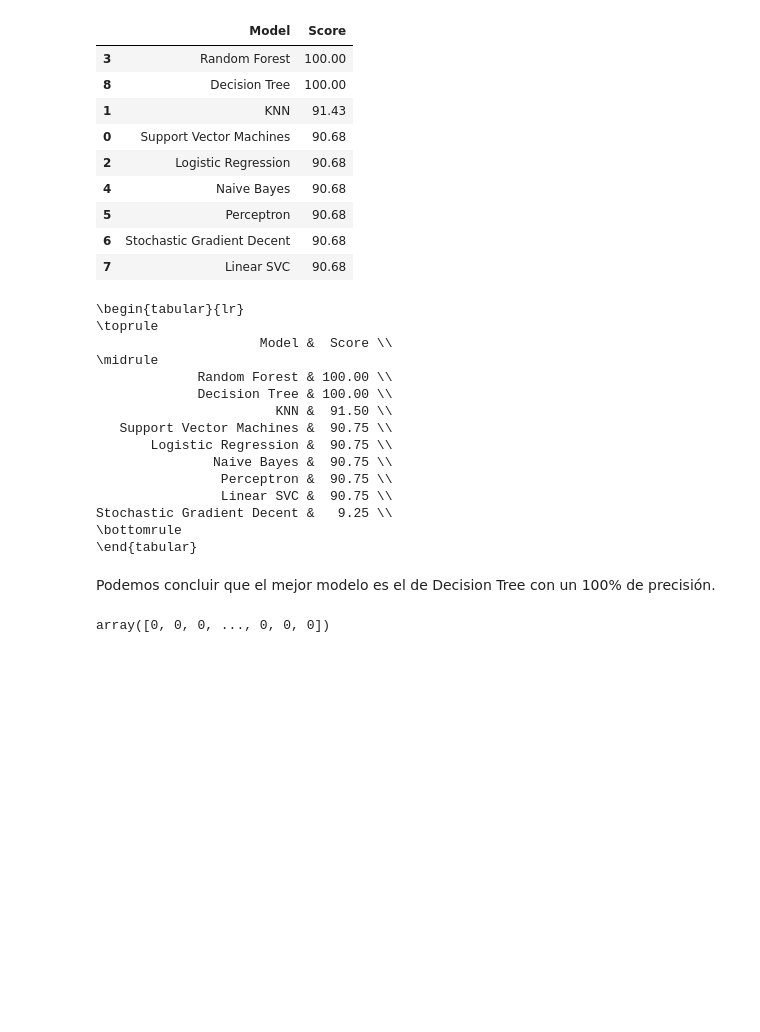
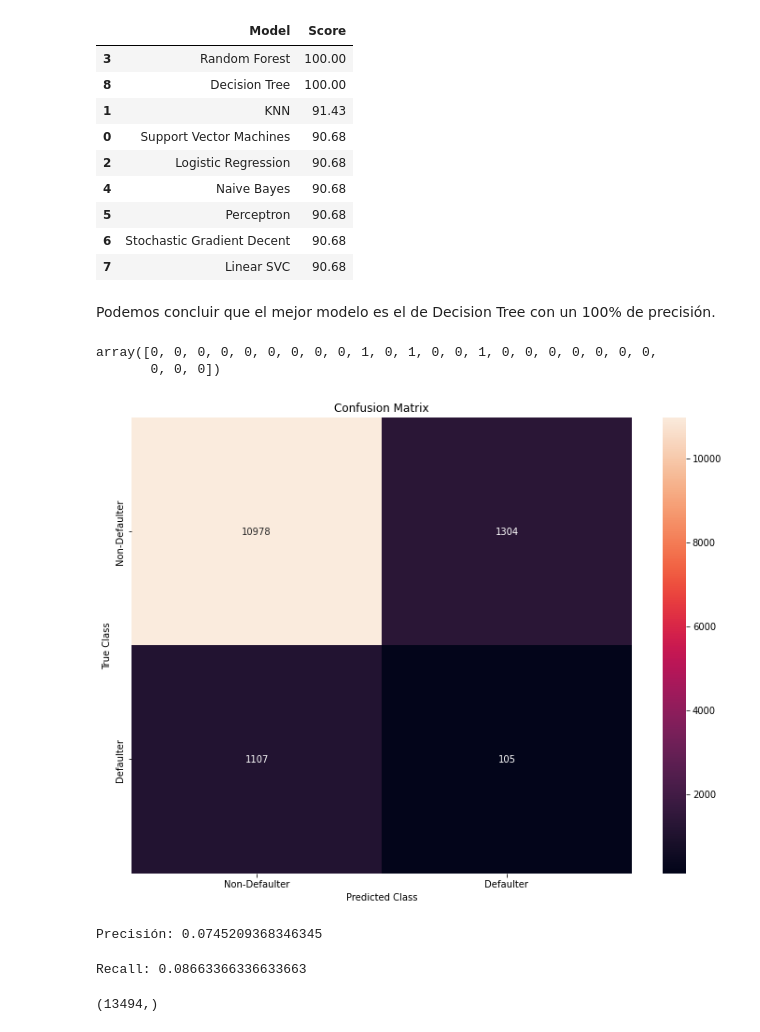
Before and after one commit to erickgt00/MLMCD, a Jupyter notebook: tareas/Tarea 6.ipynb, the cells around one changed output. Saved outputs shown, nothing was run; the diff lists cells and outputs as text; code cells hidden in the pictures; blank space fills up the shorter version.

```diff
--- a/tareas/Tarea 6.ipynb
+++ b/tareas/Tarea 6.ipynb
@@ -32,8 +32,8 @@ print(df.iloc[:10].to_latex(index=False))
 # %% [markdown]
 Establecemos el 80% de los datos para el train y el 20% restante para el test
 # %%
-test_df = df.tail(13494) # 20% of dataset will be used for testing
-test_df = test_df.drop("Loan Status", axis=1)
+test1_df = df.tail(13494) # 20% of dataset will be used for testing
+test_df = test1_df.drop("Loan Status", axis=1)
 test_df
 # %% [output]
 |  | ID | Loan Amount | Term | Interest Rate | Grade |
@@ -167,7 +167,7 @@ acc_sgd
 
 decision_tree = DecisionTreeClassifier()
 decision_tree.fit(X_train, Y_train)
-Y_preddt = decision_tree.predict(X_test)
+Y_predDT = decision_tree.predict(X_test)
 acc_decision_tree = round(decision_tree.score(X_train, Y_train) * 100, 2)
 acc_decision_tree
 # %% [output]
@@ -209,24 +215,9 @@ models.sort_values(by='Score', ascending=False)
 # %%
 print(models.sort_values(by='Score', ascending=False).to_latex(index=False))
-# %% [output]
-\begin{tabular}{lr}
-\toprule
-                     Model &  Score \\
-\midrule
-             Random Forest & 100.00 \\
-             Decision Tree & 100.00 \\
-                       KNN &  91.50 \\
-   Support Vector Machines &  90.75 \\
-       Logistic Regression &  90.75 \\
-               Naive Bayes &  90.75 \\
-                Perceptron &  90.75 \\
-                Linear SVC &  90.75 \\
-Stochastic Gradient Decent &   9.25 \\
-\bottomrule
-\end{tabular}
 # %% [markdown]
 Podemos concluir que el mejor modelo es el de Decision Tree con un 100% de precisión.
 # %%
-Y_preddt
+Y_preddt[:25]
 # %% [output]
-array([0, 0, 0, ..., 0, 0, 0])
+array([0, 0, 0, 0, 0, 0, 0, 0, 0, 1, 0, 1, 0, 0, 1, 0, 0, 0, 0, 0, 0, 0,
+       0, 0, 0])
@@ -233,3 +226,35 @@ array([0, 0, 0, ..., 0, 0, 0])
+# %%
+Y_real = test1_df['Loan Status']
+Y_real
+# %%
+cm = confusion_matrix(Y_real, Y_preddt)
+plt.figure(figsize=(12,9))
+ax = plt.subplot()
+sns.heatmap(cm,annot = True, fmt ='g', ax = ax)
+ax.set_xlabel('Predicted Class')
+ax.set_ylabel('True Class')
+ax.set_title('Confusion Matrix')
+ax.xaxis.set_ticklabels(['Non-Defaulter','Defaulter'])
+ax.yaxis.set_ticklabels(['Non-Defaulter','Defaulter'])
+plt.show()
+# %% [output]
+[figure, added]
+# %%
+from sklearn.metrics import precision_score
+precision = precision_score(Y_real, Y_preddt)
+print("Precisión:", precision)
+# %% [output]
+Precisión: 0.0745209368346345
+# %%
+from sklearn.metrics import recall_score
+recall = recall_score(Y_real, Y_preddt)
+print("Recall:", recall)
+# %% [output]
+Recall: 0.08663366336633663
+# %%
+Y_predLR
+# %% [output]
+(13494,)
 # %%
 # Aqui solo descargo el archivo de mi predicción c:
 submission = pd.DataFrame({
```
Also changed, not shown: parts of 10 cells of this notebook.
